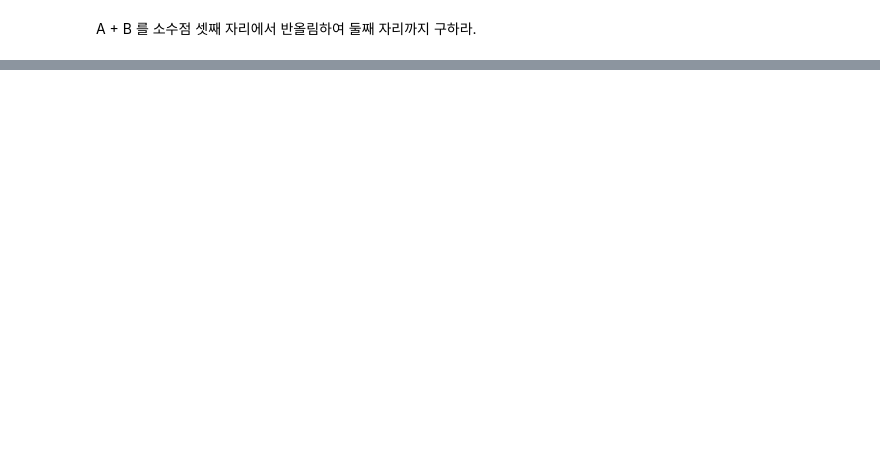
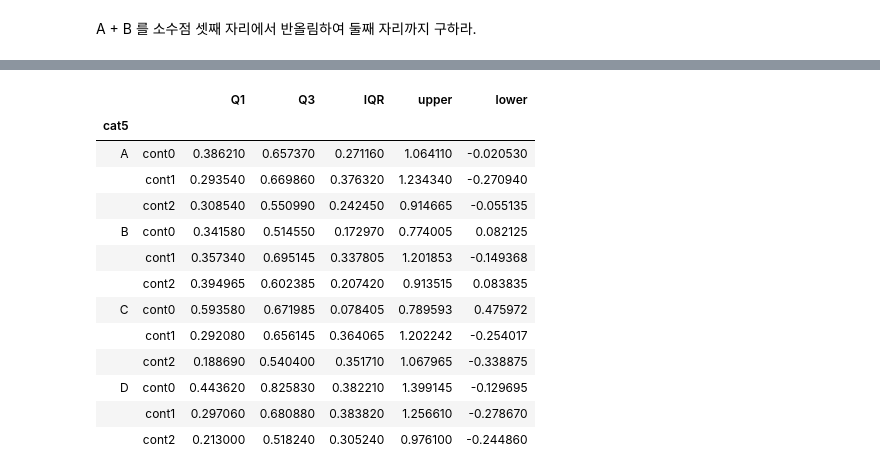
Before and after one commit to dowonjj/DS_lv3_2504_2, a Jupyter notebook: sec_ds_lv3_prob2_prob.ipynb, the cells around one changed output, grey strips where cells are left out. Saved outputs shown, nothing was run; the diff lists cells and outputs as text; code cells hidden in the pictures; blank space fills up the shorter version.

```diff
--- a/sec_ds_lv3_prob2_prob.ipynb
+++ b/sec_ds_lv3_prob2_prob.ipynb
@@ -1570,0 +1765,30 @@ A + B 를 소수점 셋째 자리에서 반올림하여 둘째 자리까지 구
+# %%
+X_ol = ['cont0', 'cont1', 'cont2']
+
+# 이상치를 판단하고 처리하기 위한 테이블을 만듭니다.
+# cat5로 구분하고 cont0, cont1, cont2 별 분위수와 결과 확인하기 위한 최소, 최대값, 구합니다.
+df_ol = df_basetable.groupby('cat5')[X_ol].apply(
+    # transpose를 하면 구한통계량이 컬럼으로 출력되고, 변수는 인덱스의 마지막 수준으로 구성됩니다.
+    # 이렇게 하면, IQR과 상한선, 하한선을 구하기 용이해집니다.
+    lambda x: x.quantile([0.25, 0.75]).T
+).rename(columns = {0.25:'Q1', 0.75:'Q3'}).assign(
+    IQR = lambda x: x['Q3'] - x['Q1'],
+    upper = lambda x: x['Q3'] + x['IQR'] * 1.5, # 먼저 할당된 IQR을 바로 사용할 수 있습니다.
+    lower = lambda x: x['Q1'] - x['IQR'] * 1.5
+)
+df_ol
+# %% [output]
+|  |  | Q1 | Q3 | IQR | upper | lower |
+| cat5 |  |  |  |  |  |  |
+| A | cont0 | 0.386210 | 0.657370 | 0.271160 | 1.064110 | -0.020530 |
+|  | cont1 | 0.293540 | 0.669860 | 0.376320 | 1.234340 | -0.270940 |
+|  | cont2 | 0.308540 | 0.550990 | 0.242450 | 0.914665 | -0.055135 |
+| B | cont0 | 0.341580 | 0.514550 | 0.172970 | 0.774005 | 0.082125 |
+|  | cont1 | 0.357340 | 0.695145 | 0.337805 | 1.201853 | -0.149368 |
+|  | cont2 | 0.394965 | 0.602385 | 0.207420 | 0.913515 | 0.083835 |
+| C | cont0 | 0.593580 | 0.671985 | 0.078405 | 0.789593 | 0.475972 |
+|  | cont1 | 0.292080 | 0.656145 | 0.364065 | 1.202242 | -0.254017 |
+|  | cont2 | 0.188690 | 0.540400 | 0.351710 | 1.067965 | -0.338875 |
+| D | cont0 | 0.443620 | 0.825830 | 0.382210 | 1.399145 | -0.129695 |
+|  | cont1 | 0.297060 | 0.680880 | 0.383820 | 1.256610 | -0.278670 |
+|  | cont2 | 0.213000 | 0.518240 | 0.305240 | 0.976100 | -0.244860 |
```
Also changed, not shown: parts of 116 cells of this notebook.
